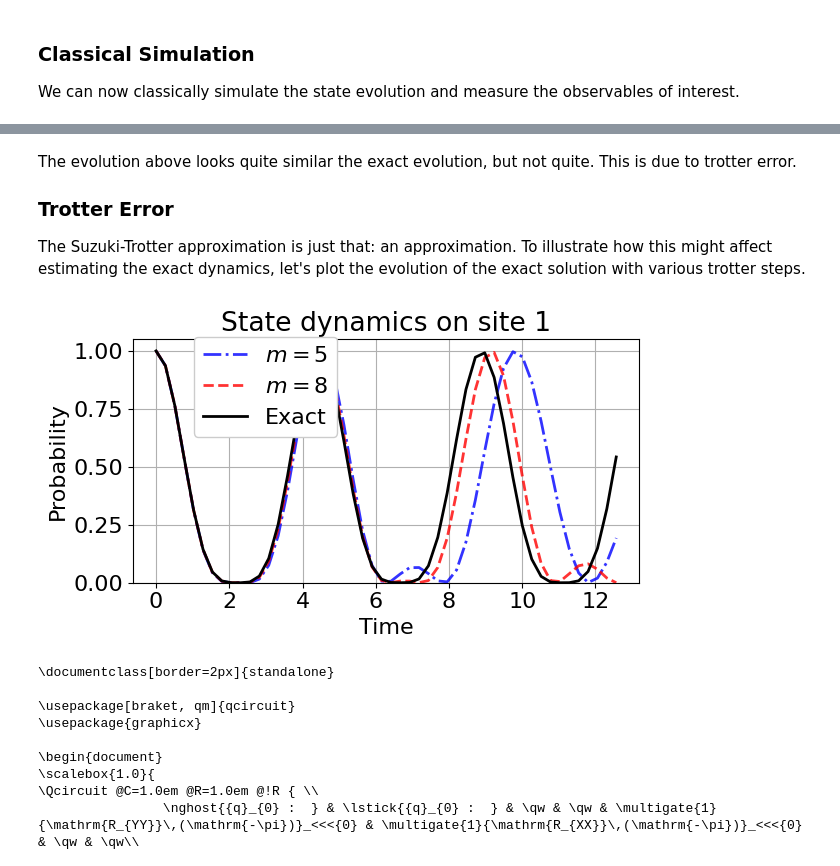
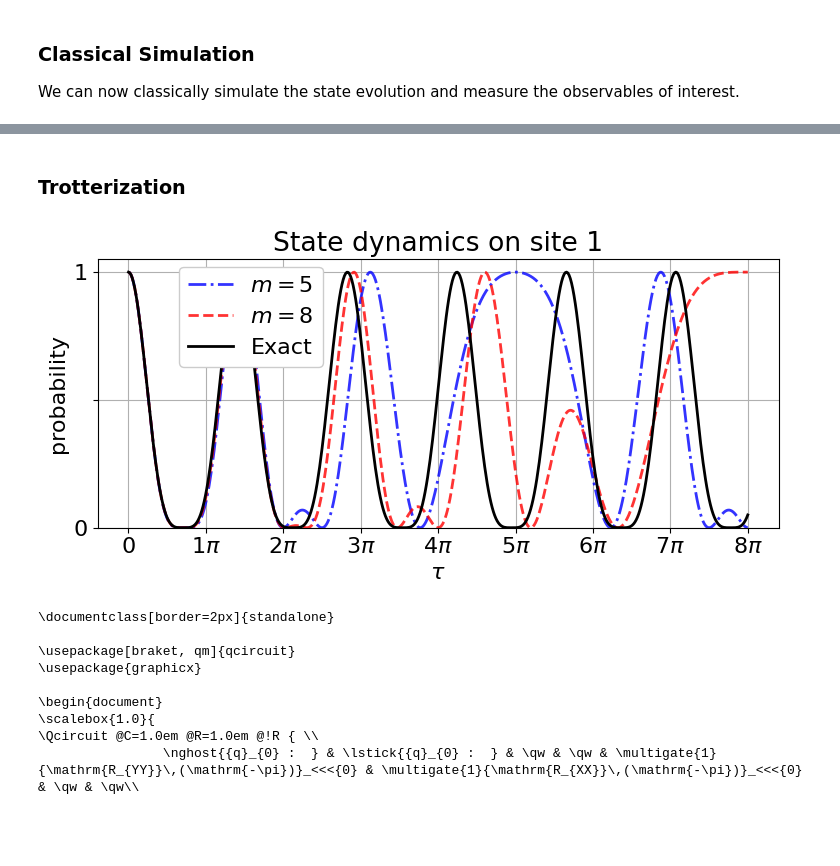
Before and after one commit to oscartq/qsim_mzm, a Jupyter notebook: tight-binding-chain/qsim-3-site-tight-binding.ipynb, the cells around one changed output, grey strips where cells are left out. Cells and saved outputs as stored; diff of their text form; code cells hidden in the pictures; blank space fills up the shorter version.

Commit message:
fixed typo in functions.py, generated new figures for the tight binding chain

```diff
--- a/tight-binding-chain/qsim-3-site-tight-binding.ipynb
+++ b/tight-binding-chain/qsim-3-site-tight-binding.ipynb
@@ -322,5 +178,0 @@ KeyboardInterrupt:
-# %% [markdown]
-The evolution above looks quite similar the exact evolution, but not quite. This is due to trotter error.
-
-### Trotter Error
-The Suzuki-Trotter approximation is just that: an approximation. To illustrate how this might affect estimating the exact dynamics, let's plot the evolution of the exact solution with various trotter steps.
@@ -351,40 +179,72 @@ for i, ni in enumerate(tqdm(n_is)):
+# %% [markdown]
+### Trotterization
+# %%
+from qiskit.opflow import Suzuki
+
+
+def compute_U_trot(H, time, trotter_steps, order=1):
+    U_trot = Suzuki(trotter_steps, order=order).convert(time * H)
+    return U_trot
+
+def trotter_evolution(H, observable, initial_state, times, num_sites, trotter_steps):
+    evo_matrix_trot = np.zeros((len(times), num_sites))
+    for i, time in enumerate(tqdm(times)):
+        for j, oi in enumerate(observable):
+            U = compute_U_trot(H, time, trotter_steps)
+            final_state = U @ initial_state
+            evo_matrix_trot[i, j] = np.abs(
+                (final_state.adjoint() @ oi @ final_state).eval()
+            )
+    return evo_matrix_trot
+
+# Time evolution calculation using same parameters as the exact classical calculation
+# Initial state on the far left (same as before)
+initial_state = One ^ Zero ^ Zero
+
+# Define array of time points (technically these are relative to the hopping terms)
+times = np.linspace(0, 8 * np.pi, 500)
+
+evo_matrix_trot_5 = trotter_evolution(H_2, n_is, initial_state, times, num_sites, 5)
+evo_matrix_trot_8 = trotter_evolution(H_2, n_is, initial_state, times, num_sites, 8)
 # %%
 # Plot state dynamics over one particular site
 site = 0
 
-plt.figure(figsize=(6.25, 3.75))
+plt.figure(figsize=(8, 4))
 plt.plot(
     times,
     evo_matrix_trot_5[:, site],
     "b-.",
     linewidth=2,
     label=r"$m=5$",
     markerfacecolor="royalblue",
     alpha=0.8,
 )
 plt.plot(
     times,
     evo_matrix_trot_8[:, site],
     "r--",
     linewidth=2,
     label="$m=8$",
     markerfacecolor="salmon",
     alpha=0.8,
 )
 plt.plot(
-    times, evo_matrix[:, site], "k-", linewidth=2, label="Exact", markerfacecolor="grey"
+    times, n_t1_evo_matrix[:, site], "k-", linewidth=2, label="Exact", markerfacecolor="grey"
 )
-plt.xlabel("Time")
-plt.ylabel("Probability")
+plt.xlabel(r"$\tau$")
+plt.ylabel("probability")
 plt.ylim([0.0, 1.05])
 plt.grid()
 plt.legend(loc=(0.12, 0.6), framealpha=1)
 plt.title("State dynamics on site " + str(site+1))
 plt.tight_layout()
-plt.savefig("figures/3-site-tb/3-state_dynm_site1.pdf")
+plt.yticks([0,0.5, 1], ['0','','1'])
+plt.xticks(xticks, xtick_labels)
+plt.savefig("figures/3-site-tb/t=1-3-state_dynm_site1.pdf")
 plt.show()
 # %% [output]
-[figure, old version]
+[figure, new version]
 # %%
 from qiskit.opflow import PauliTrotterEvolution
 
```
Also changed, not shown: parts of 14 cells of this notebook, 28 other files.
